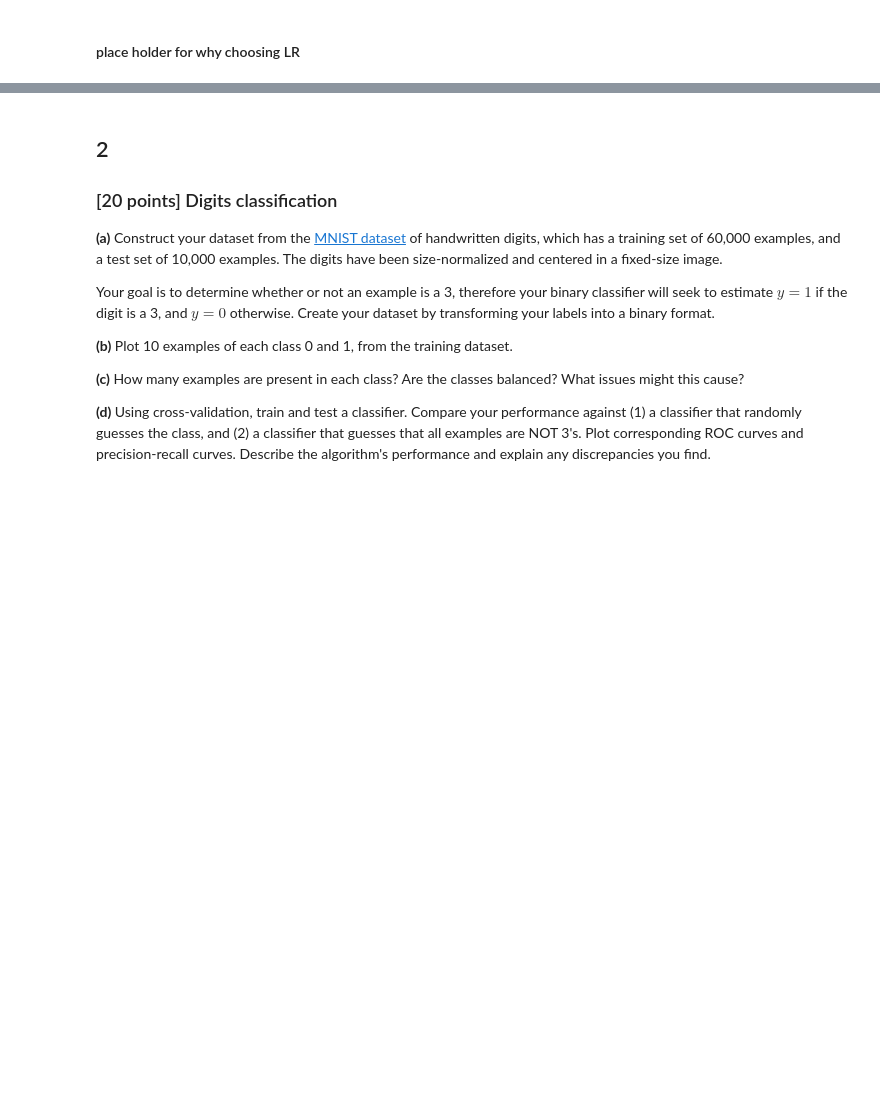
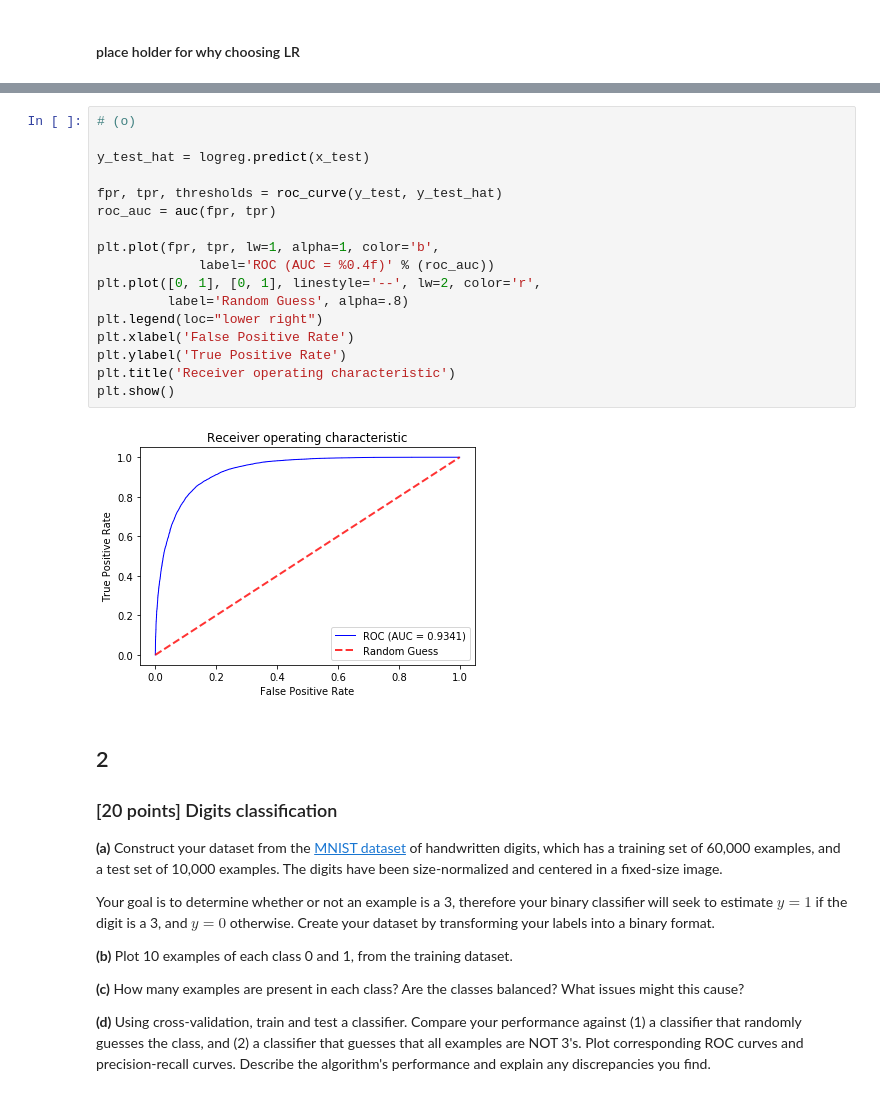
Before and after one commit to chrimiway/machine-learning-course, a Jupyter notebook: Assignment3.ipynb, the cells around one changed output, grey strips where cells are left out. Drawn from its saved outputs; the diff is of its cells as text; blank space fills up the shorter version.

```diff
--- a/Assignment3.ipynb
+++ b/Assignment3.ipynb
@@ -418,3 +390,22 @@ trianing finished!
+# %%
+# (o)
+
+y_test_hat = logreg.predict(x_test)
+
+fpr, tpr, thresholds = roc_curve(y_test, y_test_hat)
+roc_auc = auc(fpr, tpr)
+
+plt.plot(fpr, tpr, lw=1, alpha=1, color='b',
+             label='ROC (AUC = %0.4f)' % (roc_auc))
+plt.plot([0, 1], [0, 1], linestyle='--', lw=2, color='r',
+         label='Random Guess', alpha=.8)
+plt.legend(loc="lower right")
+plt.xlabel('False Positive Rate')
+plt.ylabel('True Positive Rate')
+plt.title('Receiver operating characteristic')
+plt.show()
+# %% [output]
+[figure, added]
 # %% [markdown]
 ## 2
 
```
Also changed, not shown: parts of 14 cells of this notebook.
